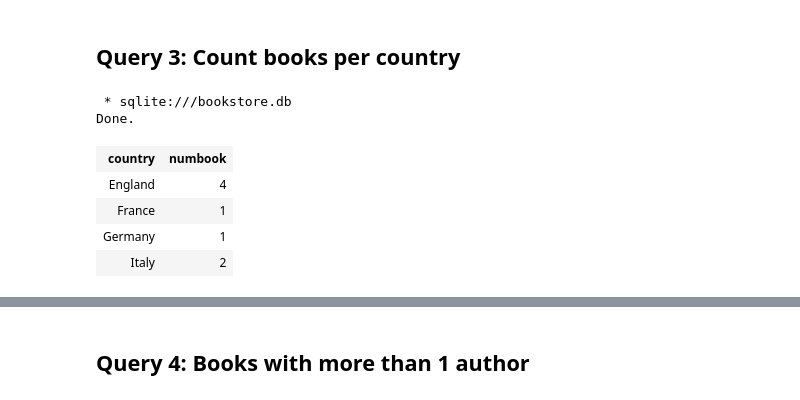
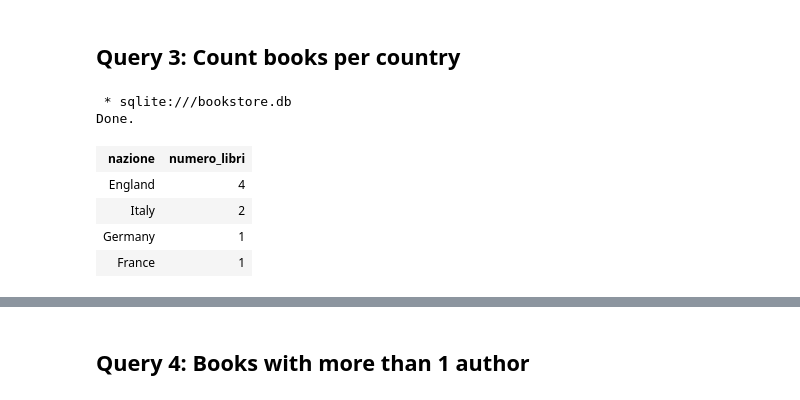
Before and after one commit to nicshub/sdsdbms, a Jupyter notebook: The Shop Around the Corner.ipynb, the cells around one changed output, grey strips where cells are left out. Cells and saved outputs as stored; diff of their text form; code cells hidden in the pictures.

```diff
--- a/The Shop Around the Corner.ipynb
+++ b/The Shop Around the Corner.ipynb
@@ -178,17 +201,17 @@ Done.
 ## Query 3: Count books per country
 # %%
 %%sql
-select country,count(distinct(book_id)) numbook
+select country  nazione,count(distinct(book_id)) as numero_libri
 from
 author a
 join book_author ba on a.id=ba.author_id
-group by
-country
+group by country
+order by count(distinct(book_id)) desc
 # %% [output]
  * sqlite:///bookstore.db
 Done.
-| country | numbook |
+| nazione | numero_libri |
 | England | 4 |
+| Italy | 2 |
+| Germany | 1 |
 | France | 1 |
-| Germany | 1 |
-| Italy | 2 |
```
Also changed, not shown: parts of 12 cells of this notebook.
